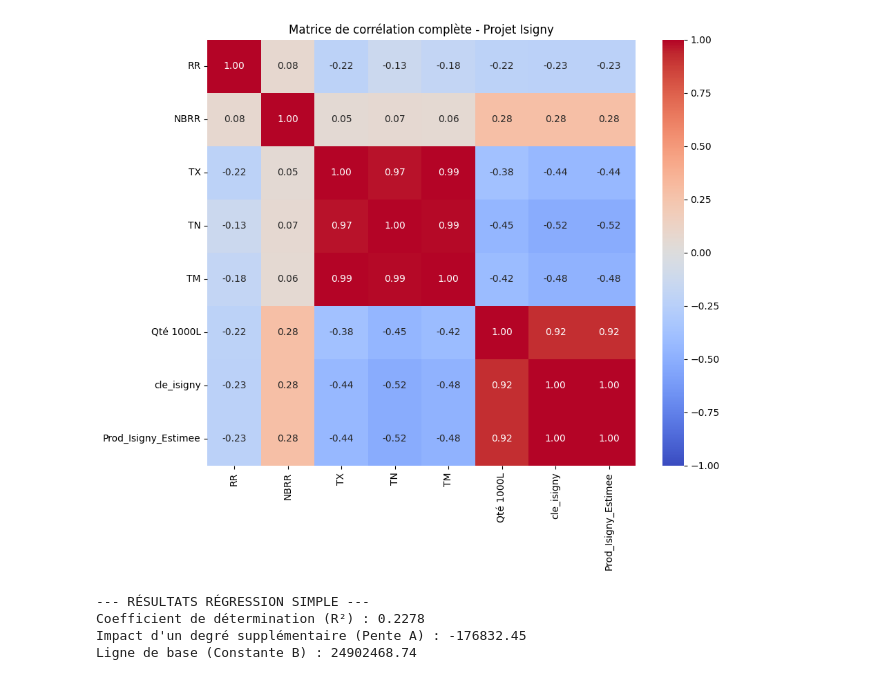
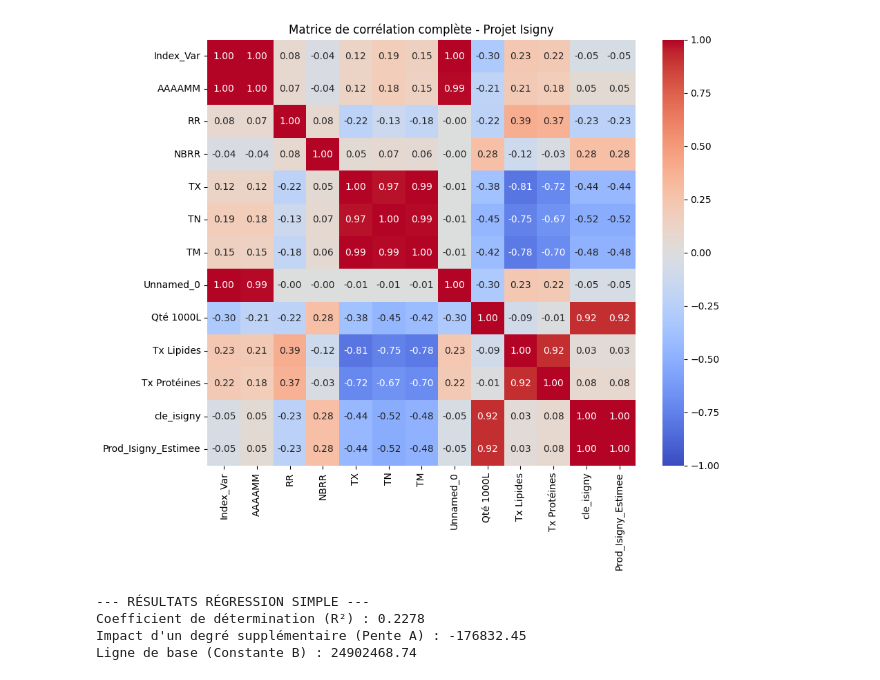
Before and after one commit to RamaB47/Projet-Isigny-Ste-Mere, a Jupyter notebook: matrice_Isigny.ipynb, the cells around one changed output. Saved outputs shown, nothing was run; the diff lists cells and outputs as text; code cells hidden in the pictures.

```diff
--- a/matrice_Isigny.ipynb
+++ b/matrice_Isigny.ipynb
@@ -9,5 +9,5 @@ import matplotlib.pyplot as plt
 import scipy.stats as stats
 # %%
 dataset ="fichier_global_finalisé.csv"
-df = pd.read_csv(dataset, sep=";")
+df = pd.read_csv(dataset, sep=",")
 # %%
@@ -30,53 +62,55 @@ import matplotlib.pyplot as plt
 import pandas as pd
 import seaborn as sns
 
-# 1. On récupère la colonne unique et on la découpe au niveau de chaque virgule
-nom_colonne_unique = df.columns[0]
-df_propre = df[nom_colonne_unique].str.split(",", expand=True)
+# The DataFrame 'df' is now correctly loaded with multiple columns from the previous cell.
+# We will directly rename its columns.
 
-# 2. On redonne les bons noms à nos nouvelles colonnes bien séparées
-df_propre.columns = [
+# 1. Define the desired column names
+expected_column_names = [
     "Index_Var",
     "AAAAMM",
     "RR",
     "NBRR",
     "TX",
     "TN",
     "TM",
-    "Unnamed_0",
+    "Unnamed_0", # This name aligns with the original intent for the column that was 'Unnamed: 0.1'
     "Qté 1000L",
+    "Tx Lipides",
+    "Tx Protéines",
     "cle_isigny",
     "Prod_Isigny_Estimee",
 ]
 
-# 3. On convertit TOUTES les colonnes de chiffres en vrais nombres
+# Assign the new column names to the DataFrame
+df.columns = expected_column_names
+
+# 2. On convertit TOUTES les colonnes de chiffres en vrais nombres
 colonnes_chiffres = [
     "RR",
     "NBRR",
     "TX",
     "TN",
     "TM",
+    "Unnamed_0", # Use the new column name here
     "Qté 1000L",
     "cle_isigny",
     "Prod_Isigny_Estimee",
 ]
 for col in colonnes_chiffres:
-    df_propre[col] = pd.to_numeric(df_propre[col], errors="coerce")
+    df[col] = pd.to_numeric(df[col], errors="coerce")
 
-# 4. On écrase votre ancien df par ce tableau tout propre
-df = df_propre
-
-# 5. On extrait les colonnes numériques et on affiche ENFIN la matrice complète !
+# 3. On extrait les colonnes numériques et on affiche ENFIN la matrice complète !
 df_numerique = df.select_dtypes(include=["number"])
 matrice_corr = df_numerique.corr()
 
 plt.figure(figsize=(10, 8))
 sns.heatmap(matrice_corr, annot=True, cmap="coolwarm", fmt=".2f", vmin=-1, vmax=1)
 
 plt.title("Matrice de corrélation complète - Projet Isigny")
 plt.show()
 # %% [output]
-[figure, old version]
+[figure, new version]
 # %%
 import matplotlib.pyplot as plt
 import pandas as pd
```
Also changed, not shown: parts of 5 cells of this notebook.
